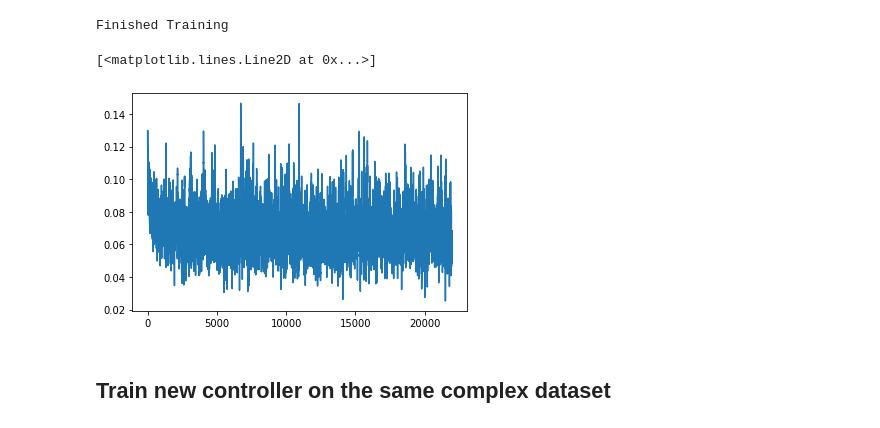
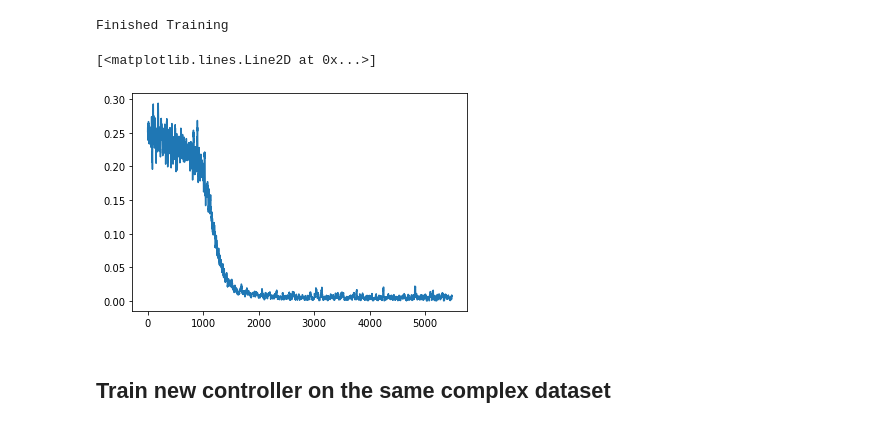
Before and after one commit to SamirMoustafa/minimal-nas, a Jupyter notebook: train.ipynb, the cells around one changed output. Drawn from its saved outputs; the diff is of its cells as text; code cells hidden in the pictures.

```diff
--- a/train.ipynb
+++ b/train.ipynb
@@ -247,7 +78,7 @@ losses = list()
 criterion = nn.CrossEntropyLoss()
 optimizer = optim.Adam(net.parameters(), lr=1e-2)
 
-for epoch in range(1000):  # loop over the dataset multiple times
+for epoch in range(250):  # loop over the dataset multiple times
 
     for i, data in enumerate(dl_train, 0):
         inputs, labels = data
@@ -262,11 +93,11 @@ for epoch in range(1000):  # loop over the dataset multiple times
 print('Finished Training')
 # %% [output]
 Finished Training
-# %%
-plt.plot(np.convolve(losses, np.ones((15,))/15, mode='valid'))
-# %% [output]
-[<matplotlib.lines.Line2D at 0x...>]
-[figure, removed]
+# %%
+plt.plot(conv_15(losses))
+# %% [output]
+[<matplotlib.lines.Line2D at 0x...>]
+[figure, added]
 # %% [markdown]
 ## Train new controller on the same complex dataset
 # %% [markdown]
```
Also changed, not shown: parts of 21 cells of this notebook, 3 other files.
